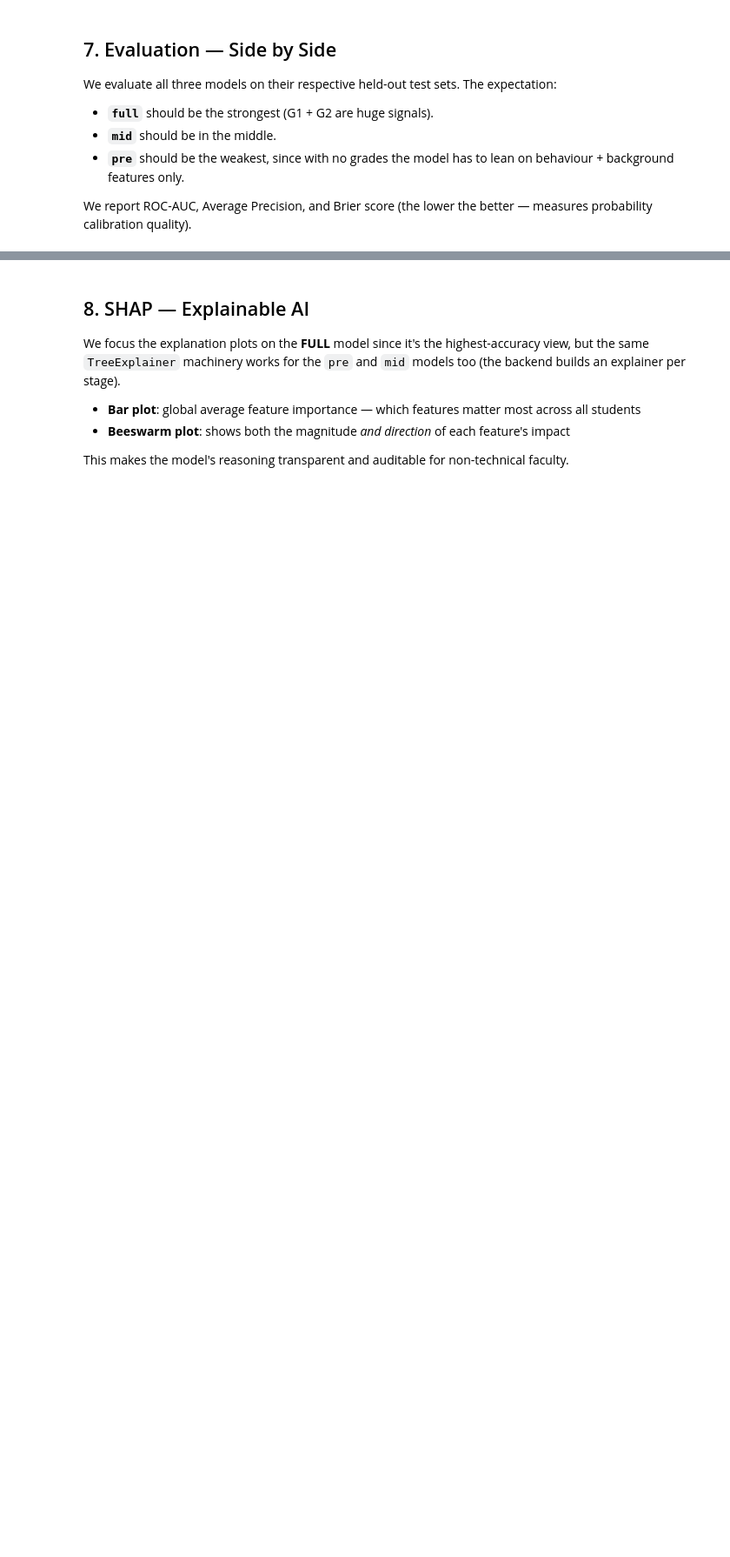
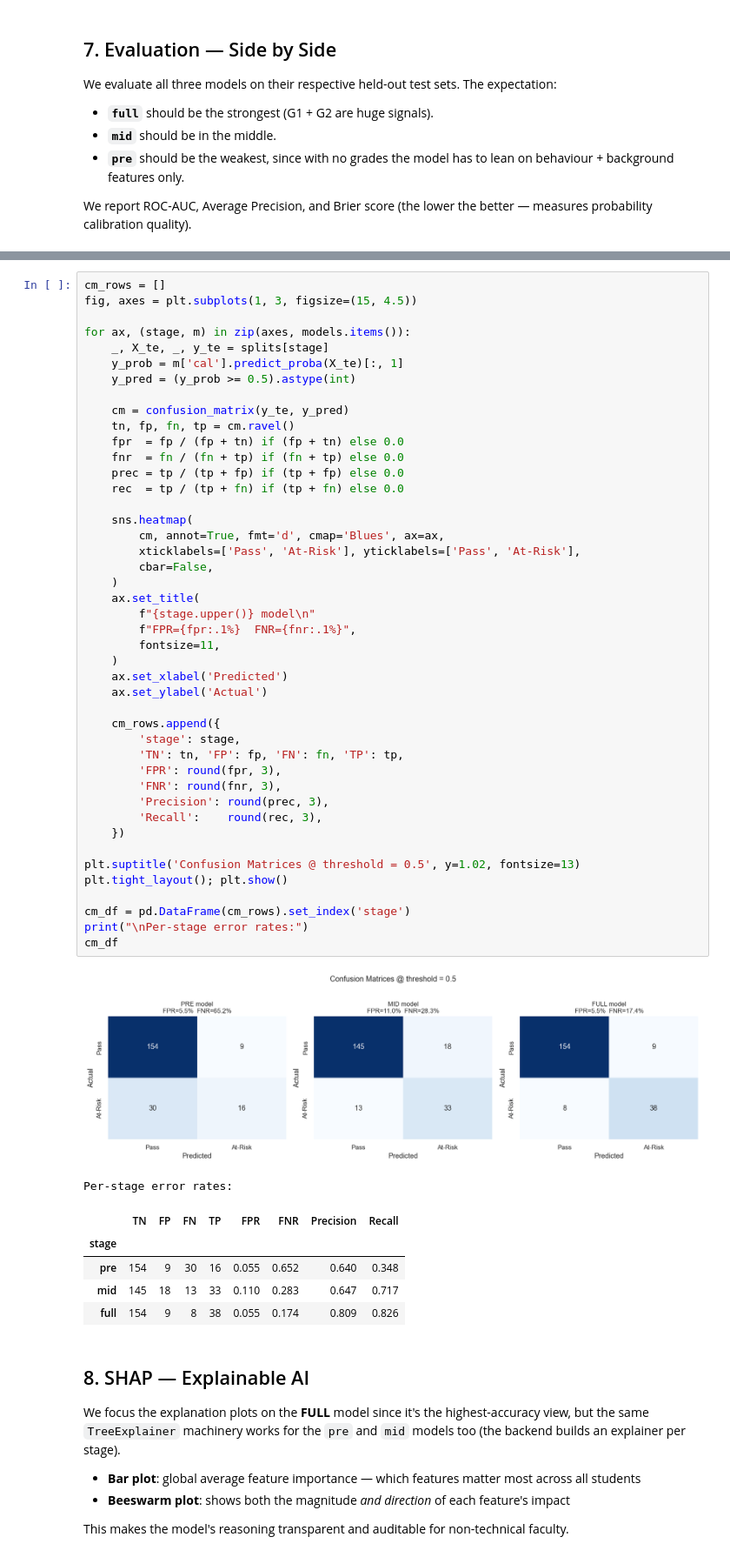
Before and after one commit to Raspberry-11/CC_Failsafe, a Jupyter notebook: Failsafe.ipynb, the cells around one changed output, grey strips where cells are left out. Shown at 87% size. Drawn from its saved outputs; the diff is of its cells as text; blank space fills up the shorter version.

Commit message:
Confusion matrix for 3 models

```diff
--- a/Failsafe.ipynb
+++ b/Failsafe.ipynb
@@ -261,3 +333,55 @@ plt.tight_layout(); plt.show()
+# %%
+cm_rows = []
+fig, axes = plt.subplots(1, 3, figsize=(15, 4.5))
+
+for ax, (stage, m) in zip(axes, models.items()):
+    _, X_te, _, y_te = splits[stage]
+    y_prob = m['cal'].predict_proba(X_te)[:, 1]
+    y_pred = (y_prob >= 0.5).astype(int)
+
+    cm = confusion_matrix(y_te, y_pred)
+    tn, fp, fn, tp = cm.ravel()
+    fpr  = fp / (fp + tn) if (fp + tn) else 0.0
+    fnr  = fn / (fn + tp) if (fn + tp) else 0.0
+    prec = tp / (tp + fp) if (tp + fp) else 0.0
+    rec  = tp / (tp + fn) if (tp + fn) else 0.0
+
+    sns.heatmap(
+        cm, annot=True, fmt='d', cmap='Blues', ax=ax,
+        xticklabels=['Pass', 'At-Risk'], yticklabels=['Pass', 'At-Risk'],
+        cbar=False,
+    )
+    ax.set_title(
+        f"{stage.upper()} model\n"
+        f"FPR={fpr:.1%}  FNR={fnr:.1%}",
+        fontsize=11,
+    )
+    ax.set_xlabel('Predicted')
+    ax.set_ylabel('Actual')
+
+    cm_rows.append({
+        'stage': stage,
+        'TN': tn, 'FP': fp, 'FN': fn, 'TP': tp,
+        'FPR': round(fpr, 3),
+        'FNR': round(fnr, 3),
+        'Precision': round(prec, 3),
+        'Recall':    round(rec, 3),
+    })
+
+plt.suptitle('Confusion Matrices @ threshold = 0.5', y=1.02, fontsize=13)
+plt.tight_layout(); plt.show()
+
+cm_df = pd.DataFrame(cm_rows).set_index('stage')
+print("\nPer-stage error rates:")
+cm_df
+# %% [output]
+[figure, added]
+Per-stage error rates:
+|  | TN | FP | FN | TP | FPR | FNR | Precision | Recall |
+| stage |  |  |  |  |  |  |  |  |
+| pre | 154 | 9 | 30 | 16 | 0.055 | 0.652 | 0.640 | 0.348 |
+| mid | 145 | 18 | 13 | 33 | 0.110 | 0.283 | 0.647 | 0.717 |
+| full | 154 | 9 | 8 | 38 | 0.055 | 0.174 | 0.809 | 0.826 |
 # %% [markdown]
 ## 8. SHAP — Explainable AI
 We focus the explanation plots on the **FULL** model since it's the highest-accuracy view, but the same `TreeExplainer` machinery works for the `pre` and `mid` models too (the backend builds an explainer per stage).
```
Also changed, not shown: parts of 16 cells of this notebook, 1 other file.
